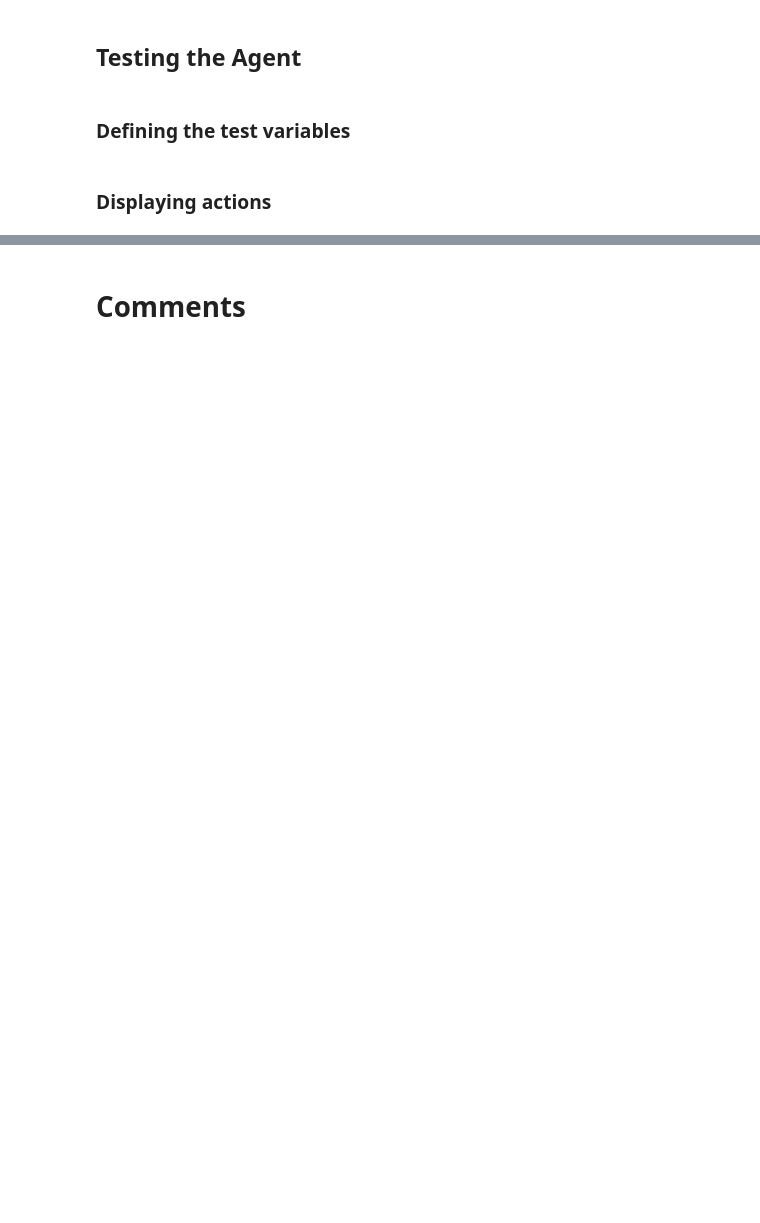
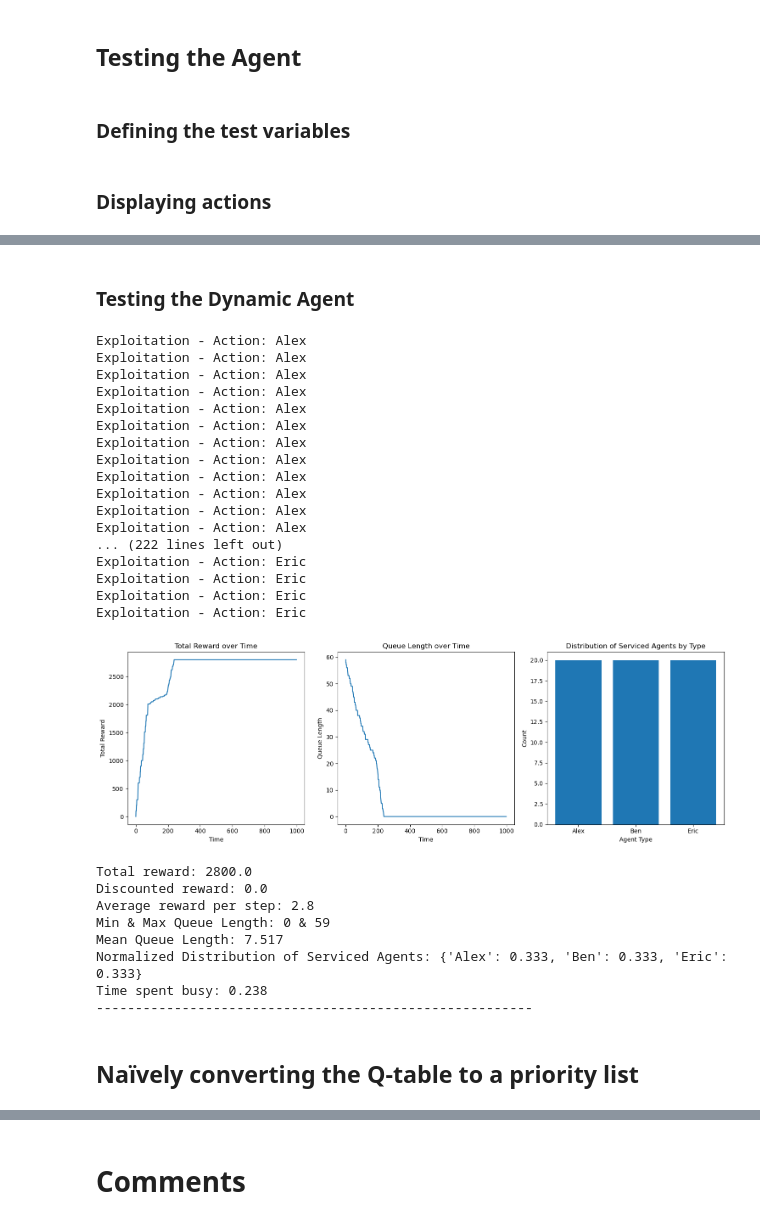
Before and after one commit to alexandre-bismuth/AgentLearning, a Jupyter notebook: QAgent.ipynb, the cells around one changed output, grey strips where cells are left out. Drawn from its saved outputs; the diff is of its cells as text; code cells hidden in the pictures; blank space fills up the shorter version.

```diff
--- a/QAgent.ipynb
+++ b/QAgent.ipynb
@@ -477,0 +513,35 @@ Time spent busy: 0.509
+# %% [markdown]
+### Testing the Dynamic Agent
+# %%
+testing_steps = 1000
+test_queue = create([("Alex",20),("Eric",20),("Ben",20)], shuffle=True)
+simulation.test(test_queue=test_queue, test_arrival_prob=0, verbose=True)
+# %% [output]
+Exploitation - Action: Alex
+Exploitation - Action: Alex
+Exploitation - Action: Alex
+Exploitation - Action: Alex
+Exploitation - Action: Alex
+Exploitation - Action: Alex
+Exploitation - Action: Alex
+Exploitation - Action: Alex
+Exploitation - Action: Alex
+Exploitation - Action: Alex
+Exploitation - Action: Alex
+Exploitation - Action: Alex
+... (222 lines left out)
+Exploitation - Action: Eric
+Exploitation - Action: Eric
+Exploitation - Action: Eric
+Exploitation - Action: Eric
+[figure, added]
+Total reward: 2800.0
+Discounted reward: 0.0
+Average reward per step: 2.8
+Min & Max Queue Length: 0 & 59
+Mean Queue Length: 7.517
+Normalized Distribution of Serviced Agents: {'Alex': 0.333, 'Ben': 0.333, 'Eric': 0.333}
+Time spent busy: 0.238
+--------------------------------------------------------
+# %% [markdown]
+## Naïvely converting the Q-table to a priority list
```
Also changed, not shown: parts of 14 cells of this notebook.
